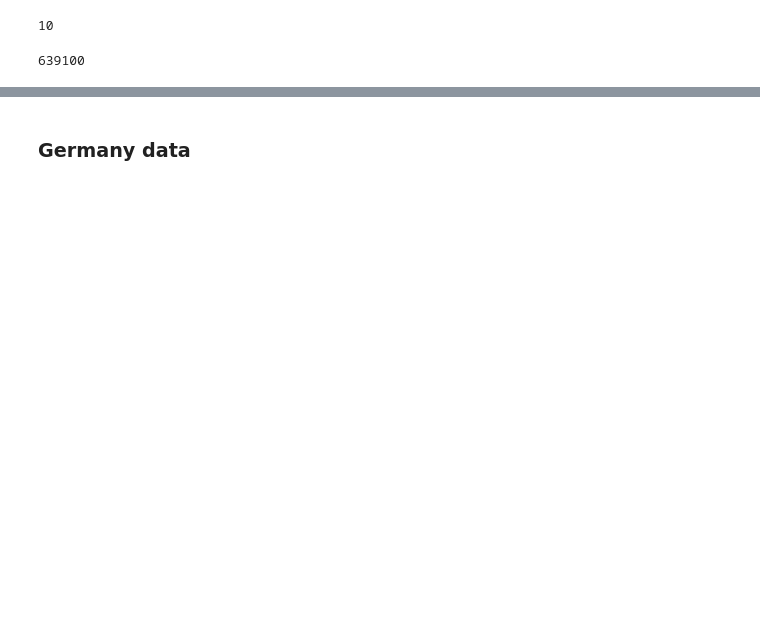
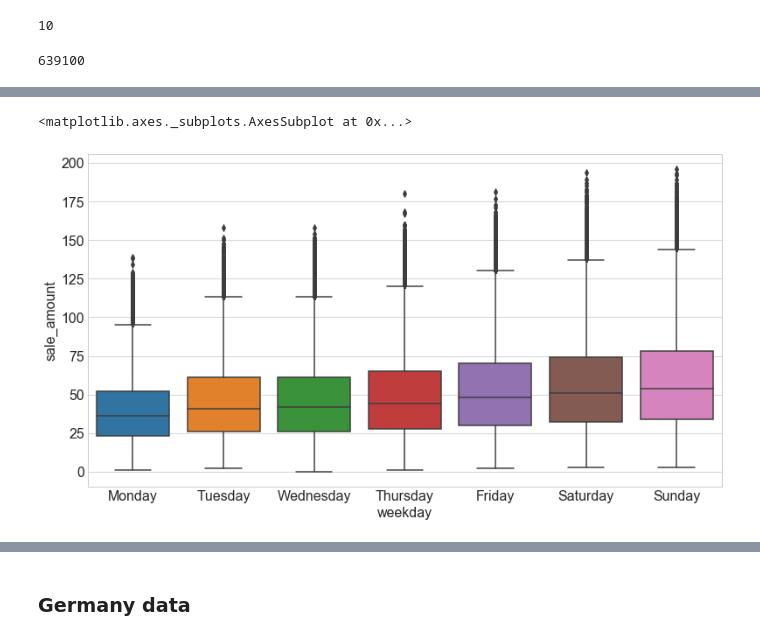
Before and after one commit to QuantumKane/time-series-exercises, a Jupyter notebook: ts_explore.ipynb, the cells around one changed output, grey strips where cells are left out. Drawn from its saved outputs; the diff is of its cells as text; code cells hidden in the pictures; blank space fills up the shorter version.

```diff
--- a/ts_explore.ipynb
+++ b/ts_explore.ipynb
@@ -108,0 +138,9 @@ test = df[test_start_index:] # everything from the test_start_index to the end
+# %%
+# Boxplot by day of the week
+
+train['weekday'] = train.index.day_name()
+order = ['Monday', 'Tuesday', 'Wednesday', 'Thursday', 'Friday', 'Saturday', 'Sunday']
+sns.boxplot(data=train, y='sale_amount', x='weekday', order=order)
+# %% [output]
+<matplotlib.axes._subplots.AxesSubplot at 0x...>
+[figure, added]
```
Also changed, not shown: parts of 19 cells of this notebook.
